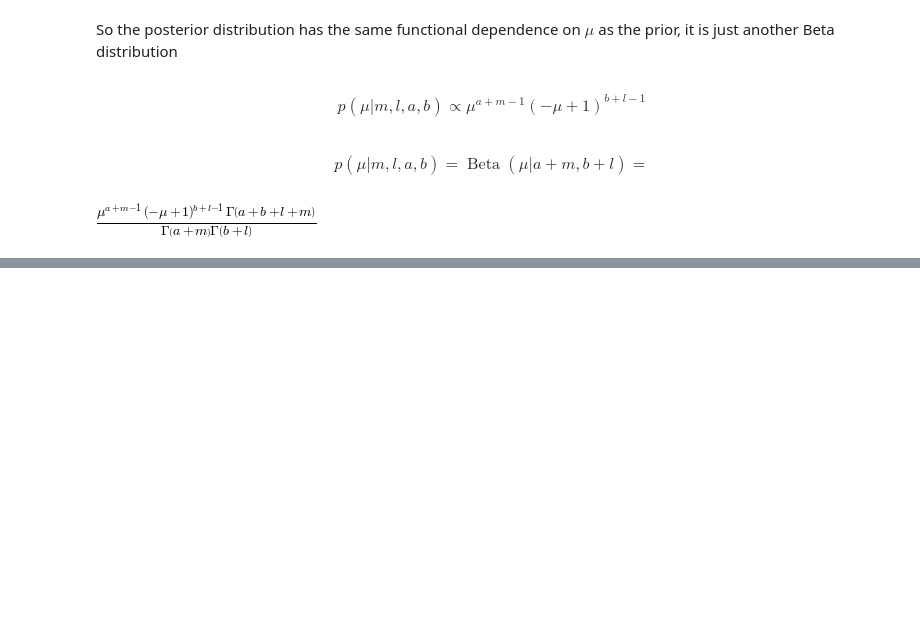
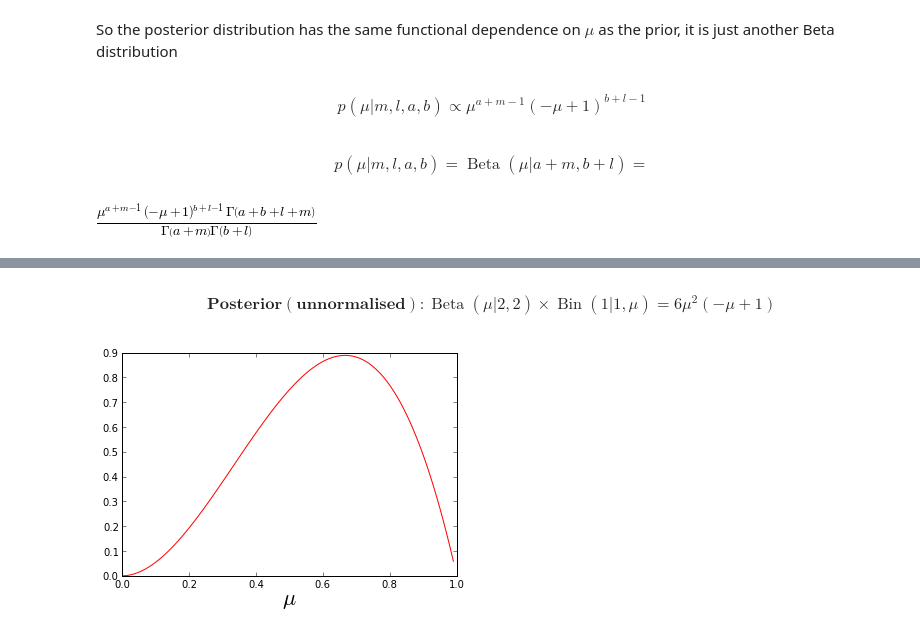
Before and after one commit to jamt9000/prml, a Jupyter notebook: 2.1.1-beta-distribution.ipynb, the cells around one changed output, grey strips where cells are left out. Saved outputs shown, nothing was run; the diff lists cells and outputs as text; code cells hidden in the pictures; blank space fills up the shorter version.

```diff
--- a/2.1.1-beta-distribution.ipynb
+++ b/2.1.1-beta-distribution.ipynb
@@ -87,0 +110,10 @@ $$p(\mu|m,l,a,b) = \operatorname{Beta}(\mu|a+m,b+l) =$$
+# %%
+posterior = prior * likelihood
+
+plot(mus, (sym.lambdify(mu,posterior))(mus), 'r')
+xlabel("$\mu$", size=22)
+
+maths(r"\mathbf{Posterior (unnormalised)}: \operatorname{Beta}(\mu|2,2) \times \operatorname{Bin}(1|1,\mu) = %s" % sym.latex(posterior))
+# %% [output]
+$$\mathbf{Posterior (unnormalised)}: \operatorname{Beta}(\mu|2,2) \times \operatorname{Bin}(1|1,\mu) = 6 \mu^{2} \left(- \mu + 1\right)$$
+[figure, added]
```
Also changed, not shown: parts of 7 cells of this notebook.
